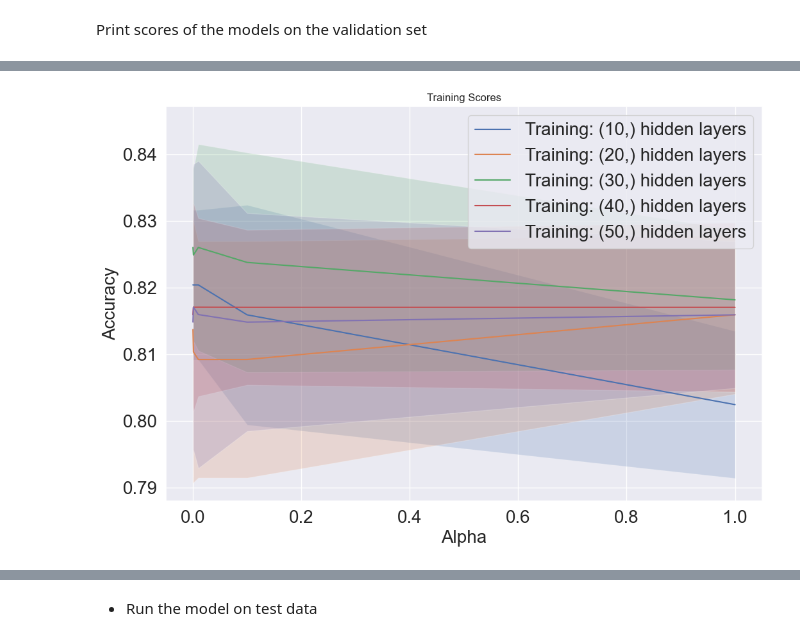
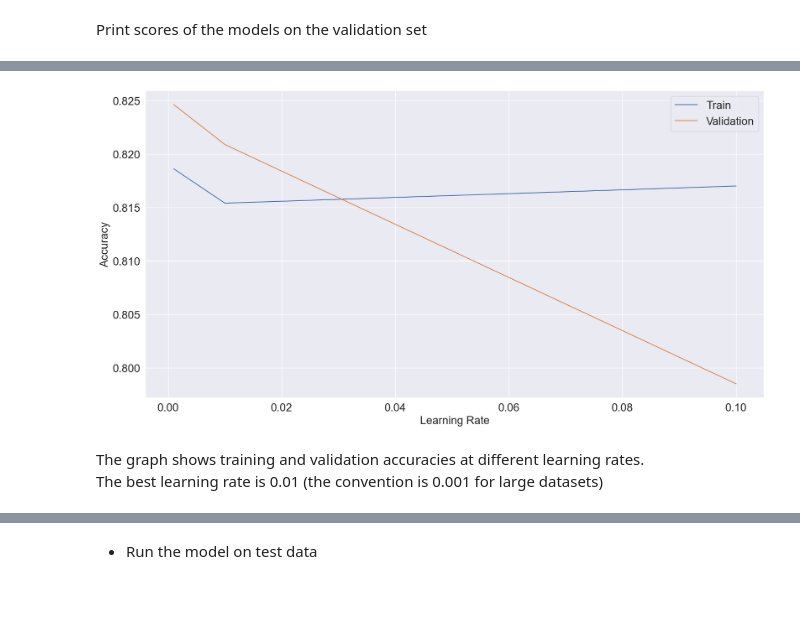
Before and after one commit to yayaya142/Titanic---ML-from-Disaster, a Jupyter notebook: src/titanic.ipynb, the cells around one changed output, grey strips where cells are left out. Saved outputs shown, nothing was run; the diff lists cells and outputs as text; code cells hidden in the pictures; blank space fills up the shorter version.

```diff
--- a/src/titanic.ipynb
+++ b/src/titanic.ipynb
@@ -626,42 +652,21 @@ The best model is the MLP Classifier now we will show the validation loss with d
-# %%
-#Show graphs of the training loss and of the validation loss as a function of different hyper parameters values.
-
-# Initialize the hyperparameters
-hidden_layer_sizes = [(10,), (20,), (30,), (40,), (50,)]
-alpha = [0.0001, 0.001, 0.01, 0.1, 1]
-
-# Initialize lists to store the training and validation scores
-train_scores = []
-validation_scores = []
-
-# Loop through the hyperparameters
-
-for hidden_layer_size in hidden_layer_sizes:
-    for a in alpha:
-        # Initialize the model
-        mlp = MLPClassifier(hidden_layer_sizes=hidden_layer_size, alpha=a, max_iter=1000, random_state=42)
-
-        # Cross validate the model
-        scores = cross_val_score(mlp, X, y, cv=5)
-
-        # Append the mean scores to the lists
-        train_scores.append(scores.mean())
-        validation_scores.append(scores.std())
-
-# Convert the lists to NumPy arrays
-train_scores = np.array(train_scores).reshape(len(hidden_layer_sizes), len(alpha))
-validation_scores = np.array(validation_scores).reshape(len(hidden_layer_sizes), len(alpha))
-
-# Plot the training and validation scores
-plt.figure(figsize=(12, 8))
-for i, hidden_layer_size in enumerate(hidden_layer_sizes):
-    plt.plot(alpha, train_scores[i], label=f'Training: {hidden_layer_size} hidden layers')
-    plt.fill_between(alpha, train_scores[i] - validation_scores[i], train_scores[i] + validation_scores[i], alpha=0.2)
-plt.title('Training Scores')
-plt.xlabel('Alpha')
-plt.ylabel('Accuracy')
-plt.legend()
-plt.show()
-# %% [output]
-[figure, removed]
+# %%
+train_scores, val_scores = [], []
+for lr in [0.001, 0.01, 0.1]:
+    mlp = MLPClassifier(learning_rate_init=lr, max_iter=500, random_state=42)
+    mlp.fit(X_train, y_train)
+    train_scores.append(mlp.score(X_train, y_train))
+    val_scores.append(mlp.score(X_validation, y_validation))
+plt.plot([0.001, 0.01, 0.1], train_scores, label='Train')
+plt.plot([0.001, 0.01, 0.1], val_scores, label='Validation')
+plt.xlabel('Learning Rate')
+plt.ylabel('Accuracy')
+plt.legend()
+plt.show()
+# %% [output]
+[figure, added]
+# %% [markdown]
+
+
+The graph shows training and validation accuracies at different learning rates.<br>
+The best learning rate is 0.01 (the convention is 0.001 for large datasets)<br>
 # %%
```
Also changed, not shown: parts of 49 cells of this notebook, 1 other file.
